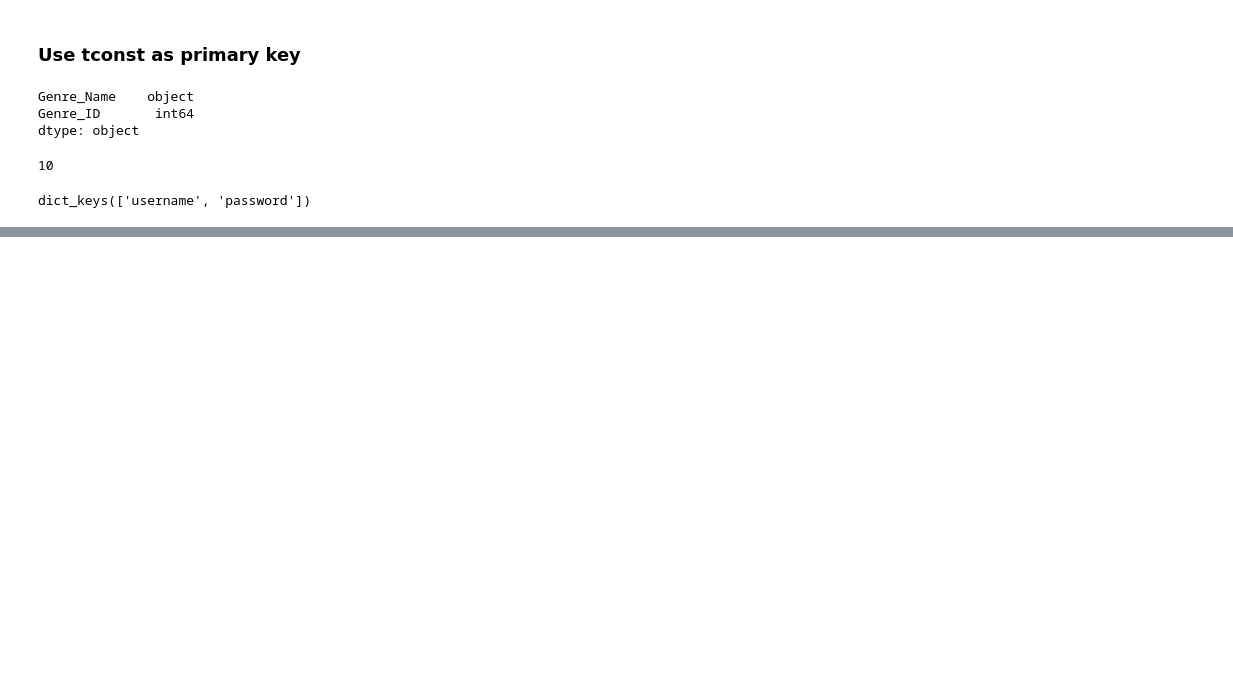
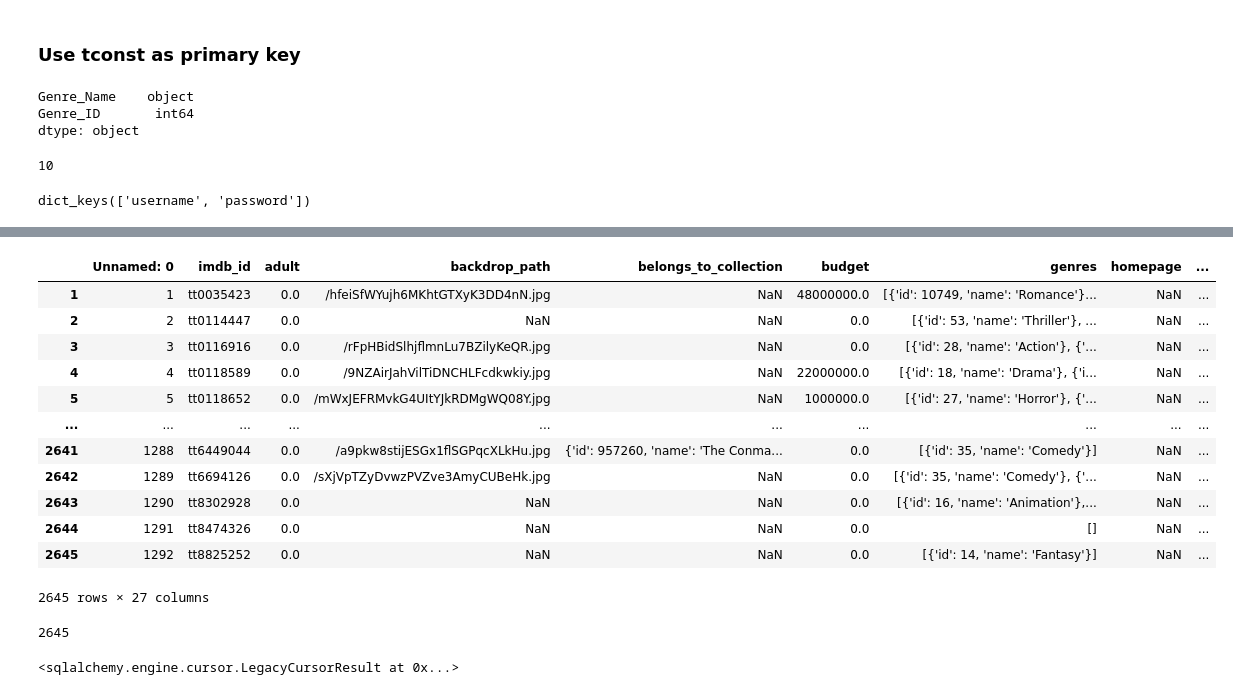
Before and after one commit to EhLeeOod/movie-project, a Jupyter notebook: part-3b.ipynb, the cells around one changed output, grey strips where cells are left out. Cells and saved outputs as stored; diff of their text form; code cells hidden in the pictures; blank space fills up the shorter version.

```diff
--- a/part-3b.ipynb
+++ b/part-3b.ipynb
@@ -259,0 +263,19 @@ pd.read_sql(q, conn)
+# %%
+# create tmdb_data table
+tmdb_data = pd.read_csv('final_tmdb_data.csv')
+tmdb_data = tmdb_data.drop(index=0)
+tmdb_data
+# %% [output]
+|  | Unnamed: 0 | imdb_id | adult | backdrop_path | belongs_to_collection | budget | genres | homepage | ... |
+| 1 | 1 | tt0035423 | 0.0 | /hfeiSfWYujh6MKhtGTXyK3DD4nN.jpg | NaN | 48000000.0 | [{'id': 10749, 'name': 'Romance'}... | NaN | ... |
+| 2 | 2 | tt0114447 | 0.0 | NaN | NaN | 0.0 | [{'id': 53, 'name': 'Thriller'}, ... | NaN | ... |
+| 3 | 3 | tt0116916 | 0.0 | /rFpHBidSlhjflmnLu7BZilyKeQR.jpg | NaN | 0.0 | [{'id': 28, 'name': 'Action'}, {'... | NaN | ... |
+| 4 | 4 | tt0118589 | 0.0 | /9NZAirJahVilTiDNCHLFcdkwkiy.jpg | NaN | 22000000.0 | [{'id': 18, 'name': 'Drama'}, {'i... | NaN | ... |
+| 5 | 5 | tt0118652 | 0.0 | /mWxJEFRMvkG4UItYJkRDMgWQ08Y.jpg | NaN | 1000000.0 | [{'id': 27, 'name': 'Horror'}, {'... | NaN | ... |
+| ... | ... | ... | ... | ... | ... | ... | ... | ... | ... |
+| 2641 | 1288 | tt6449044 | 0.0 | /a9pkw8stijESGx1flSGPqcXLkHu.jpg | {'id': 957260, 'name': 'The Conma... | 0.0 | [{'id': 35, 'name': 'Comedy'}] | NaN | ... |
+| 2642 | 1289 | tt6694126 | 0.0 | /sXjVpTZyDvwzPVZve3AmyCUBeHk.jpg | NaN | 0.0 | [{'id': 35, 'name': 'Comedy'}, {'... | NaN | ... |
+| 2643 | 1290 | tt8302928 | 0.0 | NaN | NaN | 0.0 | [{'id': 16, 'name': 'Animation'},... | NaN | ... |
+| 2644 | 1291 | tt8474326 | 0.0 | NaN | NaN | 0.0 | [] | NaN | ... |
+| 2645 | 1292 | tt8825252 | 0.0 | NaN | NaN | 0.0 | [{'id': 14, 'name': 'Fantasy'}] | NaN | ... |
+2645 rows × 27 columns
@@ -259,0 +293,10 @@ pd.read_sql(q, conn)
+# %%
+# save to sql with dtypes and index=False
+tmdb_data.to_sql('tmdb_data',conn,dtype=tmdb_data_schema, if_exists='replace',index=False)
+# %% [output]
+2645
+# %%
+# use sqlalchemy engine to update table and set desired column as primary key
+engine.execute('ALTER TABLE tmdb_data ADD PRIMARY KEY (`imdb_id`);')
+# %% [output]
+<sqlalchemy.engine.cursor.LegacyCursorResult at 0x...>
```
Also changed, not shown: parts of 11 cells of this notebook, 2 other files.
